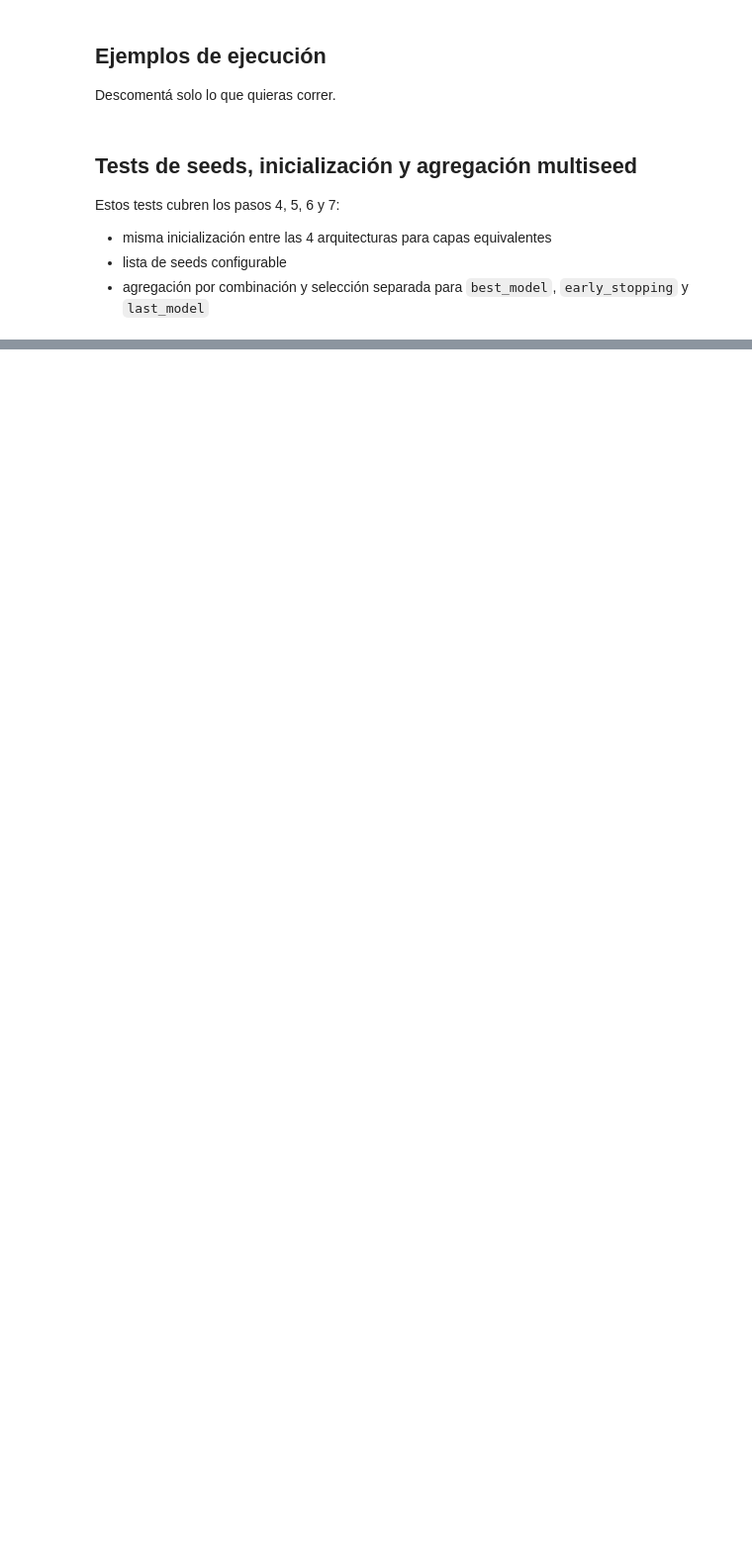
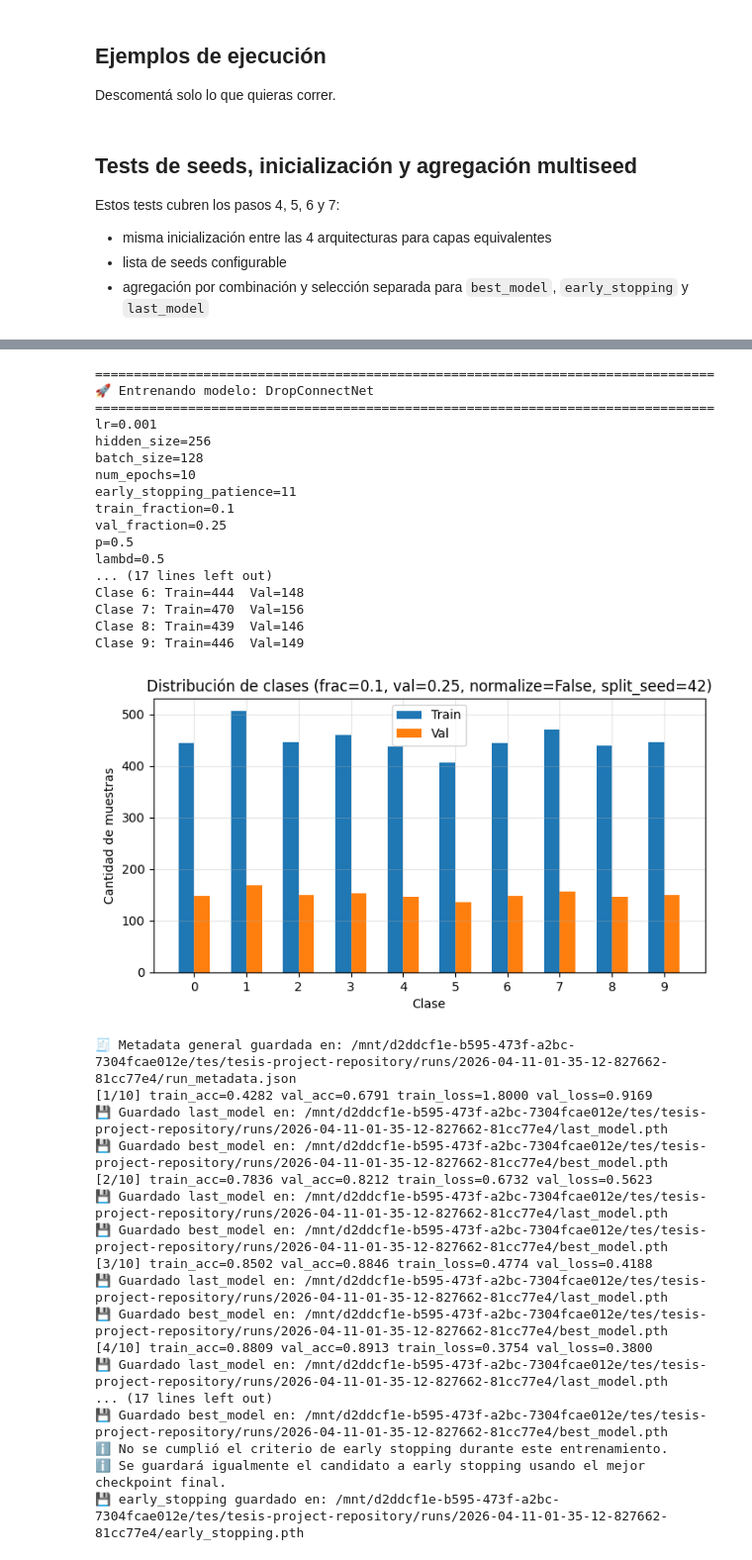
Before and after one commit to joacogamalerio/tesis-project-repository, a Jupyter notebook: mnist_training_phase1_local_jupyter.ipynb, the cells around one changed output, grey strips where cells are left out. Shown at 99% size. Drawn from its saved outputs; the diff is of its cells as text; code cells hidden in the pictures; blank space fills up the shorter version.

Commit message:
early_stopping fixed. Now we save best candidate model even if we reached max epochs without triggering tolerance

```diff
--- a/mnist_training_phase1_local_jupyter.ipynb
+++ b/mnist_training_phase1_local_jupyter.ipynb
@@ -2589,0 +2789,54 @@ print("listo")
+# %%
+history_boost, model_boost = train_DropConnectNet(
+    lr=1e-3,
+    hidden_size=256,
+    batch_size=128,
+    num_epochs=10,
+    early_stopping_patience=11,
+    train_fraction=0.1,
+    val_fraction=0.25,
+    p=0.5,
+    weight_decay=0.0,
+    normalize=False,
+    num_workers=2,
+    plot_curves=True,
+    save_final_csv=True,
+    split_seed=42,
+    experiment_seed=101
+)
+# %% [output]
+================================================================================
+🚀 Entrenando modelo: DropConnectNet
+================================================================================
+lr=0.001
+hidden_size=256
+batch_size=128
+num_epochs=10
+early_stopping_patience=11
+train_fraction=0.1
+val_fraction=0.25
+p=0.5
+lambd=0.5
+... (17 lines left out)
+Clase 6: Train=444  Val=148
+Clase 7: Train=470  Val=156
+Clase 8: Train=439  Val=146
+Clase 9: Train=446  Val=149
+[figure, added]
+🧾 Metadata general guardada en: /mnt/d2ddcf1e-b595-473f-a2bc-7304fcae012e/tes/tesis-project-repository/runs/2026-04-11-01-35-12-827662-81cc77e4/run_metadata.json
+[1/10] train_acc=0.4282 val_acc=0.6791 train_loss=1.8000 val_loss=0.9169
+💾 Guardado last_model en: /mnt/d2ddcf1e-b595-473f-a2bc-7304fcae012e/tes/tesis-project-repository/runs/2026-04-11-01-35-12-827662-81cc77e4/last_model.pth
+💾 Guardado best_model en: /mnt/d2ddcf1e-b595-473f-a2bc-7304fcae012e/tes/tesis-project-repository/runs/2026-04-11-01-35-12-827662-81cc77e4/best_model.pth
+[2/10] train_acc=0.7836 val_acc=0.8212 train_loss=0.6732 val_loss=0.5623
+💾 Guardado last_model en: /mnt/d2ddcf1e-b595-473f-a2bc-7304fcae012e/tes/tesis-project-repository/runs/2026-04-11-01-35-12-827662-81cc77e4/last_model.pth
+💾 Guardado best_model en: /mnt/d2ddcf1e-b595-473f-a2bc-7304fcae012e/tes/tesis-project-repository/runs/2026-04-11-01-35-12-827662-81cc77e4/best_model.pth
+[3/10] train_acc=0.8502 val_acc=0.8846 train_loss=0.4774 val_loss=0.4188
+💾 Guardado last_model en: /mnt/d2ddcf1e-b595-473f-a2bc-7304fcae012e/tes/tesis-project-repository/runs/2026-04-11-01-35-12-827662-81cc77e4/last_model.pth
+💾 Guardado best_model en: /mnt/d2ddcf1e-b595-473f-a2bc-7304fcae012e/tes/tesis-project-repository/runs/2026-04-11-01-35-12-827662-81cc77e4/best_model.pth
+[4/10] train_acc=0.8809 val_acc=0.8913 train_loss=0.3754 val_loss=0.3800
+💾 Guardado last_model en: /mnt/d2ddcf1e-b595-473f-a2bc-7304fcae012e/tes/tesis-project-repository/runs/2026-04-11-01-35-12-827662-81cc77e4/last_model.pth
+... (17 lines left out)
+💾 Guardado best_model en: /mnt/d2ddcf1e-b595-473f-a2bc-7304fcae012e/tes/tesis-project-repository/runs/2026-04-11-01-35-12-827662-81cc77e4/best_model.pth
+ℹ️ No se cumplió el criterio de early stopping durante este entrenamiento.
+ℹ️ Se guardará igualmente el candidato a early stopping usando el mejor checkpoint final.
+💾 early_stopping guardado en: /mnt/d2ddcf1e-b595-473f-a2bc-7304fcae012e/tes/tesis-project-repository/runs/2026-04-11-01-35-12-827662-81cc77e4/early_stopping.pth
```
Also changed, not shown: parts of 9 cells of this notebook.
